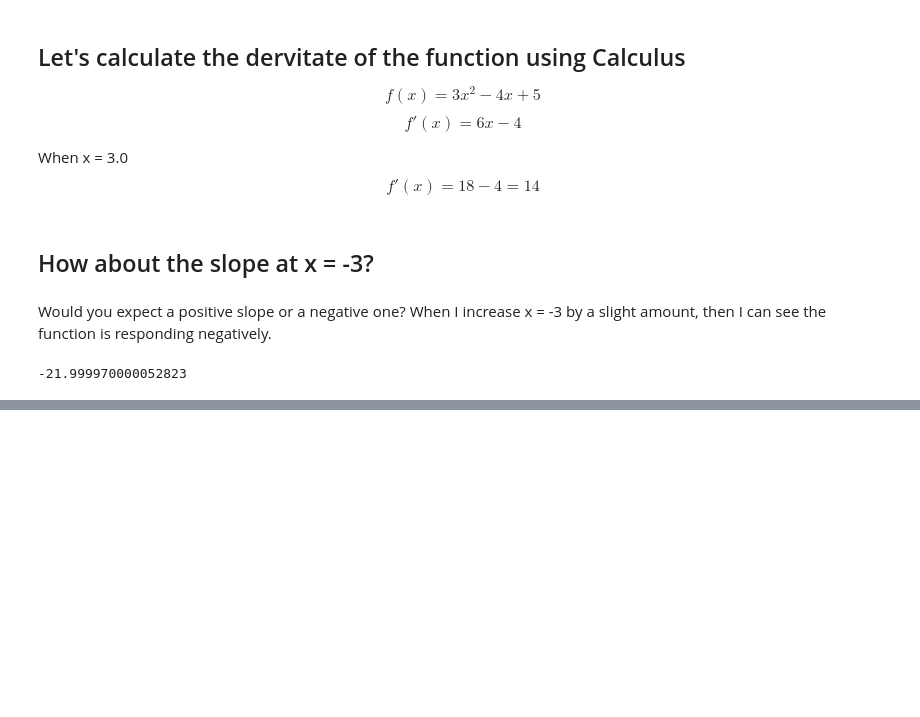
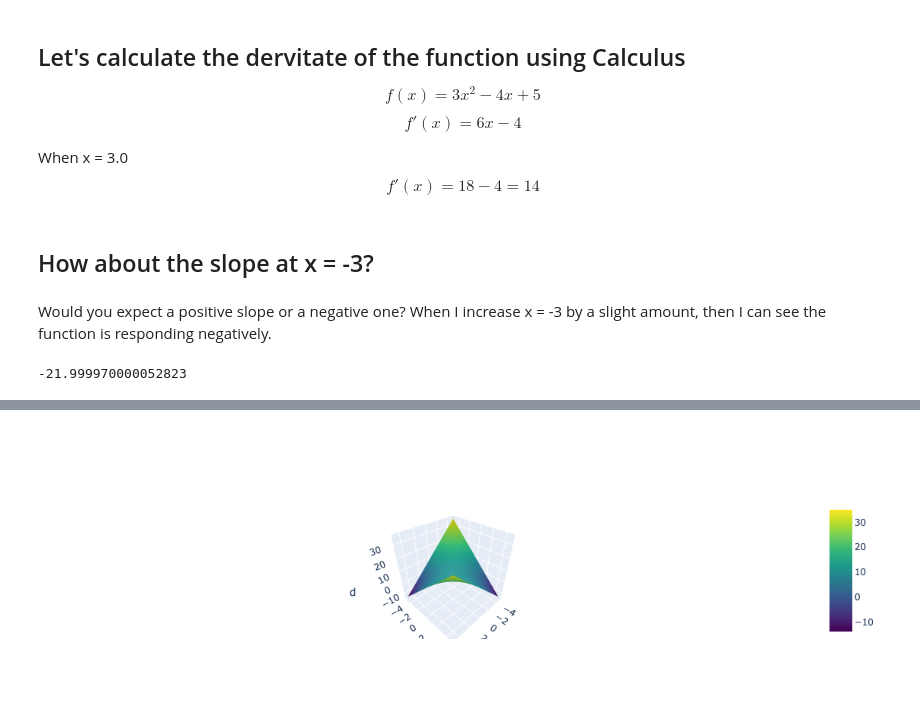
Before and after one commit to srivastavan/skill-building, a Jupyter notebook: andrej-karpathy-Neural Networks-Zero to Hero/lecture-1/lecture-1.ipynb, the cells around one changed output, grey strips where cells are left out. Cells and saved outputs as stored; diff of their text form; code cells hidden in the pictures; blank space fills up the shorter version.

```diff
--- a/andrej-karpathy-Neural Networks-Zero to Hero/lecture-1/lecture-1.ipynb
+++ b/andrej-karpathy-Neural Networks-Zero to Hero/lecture-1/lecture-1.ipynb
@@ -96,0 +175,20 @@ h = 0.00001
+# %%
+## all together
+import plotly.graph_objects as go
+
+a_values = np.arange(-5, 5, 0.25)
+b_values = np.arange(-5, 5, 0.25)
+A, B = np.meshgrid(a_values, b_values)
+D = A * B + 10
+
+fig = go.Figure(data=[go.Surface(x=A, y=B, z=D, colorscale="Viridis")])
+fig.update_layout(
+    scene=dict(
+        xaxis_title="a",
+        yaxis_title="b",
+        zaxis_title="d",
+    )
+)
+fig.show()
+# %% [output]
+[figure, added]
```
Also changed, not shown: parts of 36 cells of this notebook.
